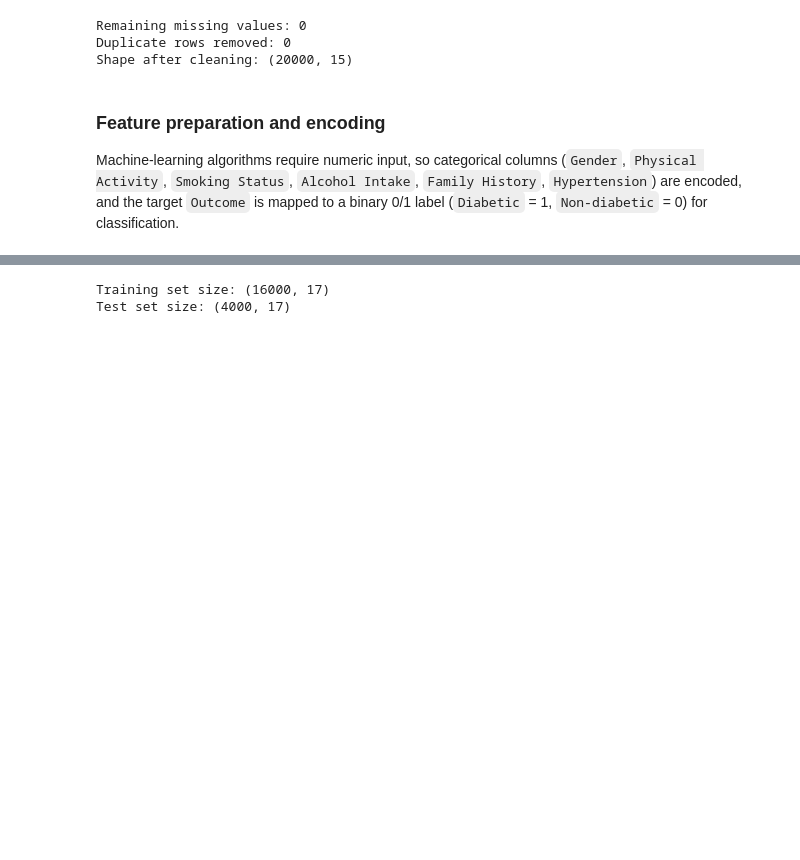
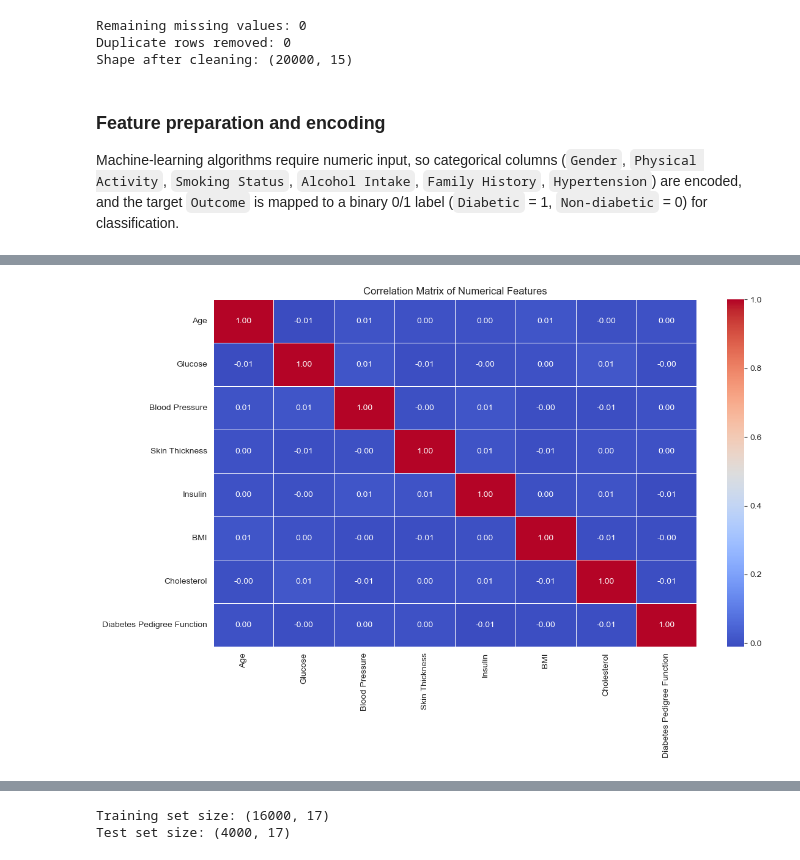
Before and after one commit to Preeti104/Diabetes-Early-Detection-System, a Jupyter notebook: Diabetes Early Detection System.ipynb, the cells around one changed output, grey strips where cells are left out. Cells and saved outputs as stored; diff of their text form; code cells hidden in the pictures; blank space fills up the shorter version.

```diff
--- a/Diabetes Early Detection System.ipynb
+++ b/Diabetes Early Detection System.ipynb
@@ -161,0 +438,22 @@ Final feature matrix shape: (20000, 17)
+# %%
+# Calculate correlation matrix
+correlation_matrix = df[numerical_columns].corr()
+
+# Display correlation matrix
+display(correlation_matrix)
+
+# Visualise correlations
+plt.figure(figsize=(12, 8))
+
+sns.heatmap(
+    correlation_matrix,
+    annot=True,
+    fmt=".2f",
+    cmap="coolwarm",
+    linewidths=0.5
+)
+
+plt.title("Correlation Matrix of Numerical Features")
+plt.tight_layout()
+plt.show()
+# %% [output]
@@ -161,0 +469 @@ Final feature matrix shape: (20000, 17)
+[figure, added]
```
Also changed, not shown: parts of 19 cells of this notebook, 13 other files.
